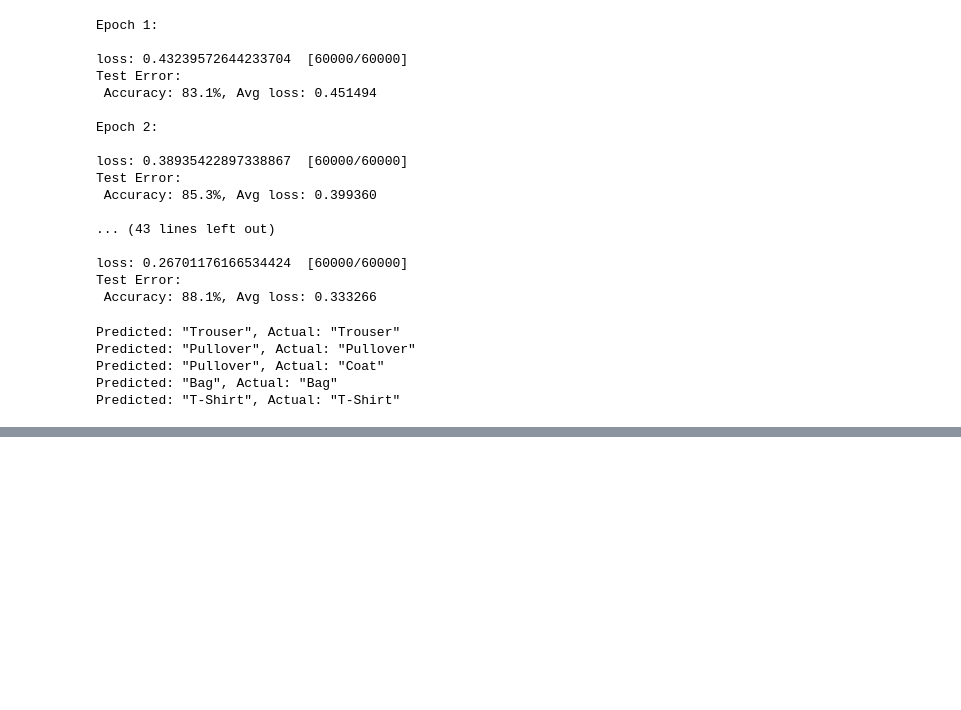
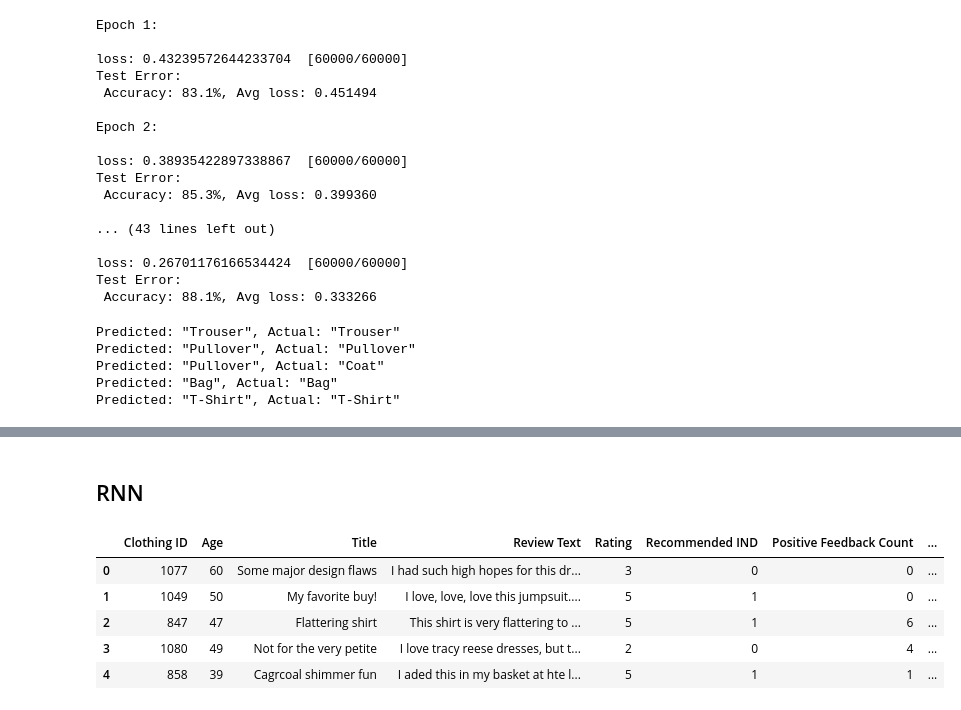
Before and after one commit to swayam279/AppStoneLab-AI-Intern, a Jupyter notebook: Pytorch/pytorch.ipynb, the cells around one changed output, grey strips where cells are left out. Drawn from its saved outputs; the diff is of its cells as text; code cells hidden in the pictures; blank space fills up the shorter version.

```diff
--- a/Pytorch/pytorch.ipynb
+++ b/Pytorch/pytorch.ipynb
@@ -597,0 +972,19 @@ RuntimeError: mat1 and mat2 shapes cannot be multiplied (60x2304 and 1024x512)
+# %% [markdown]
+## RNN
+# %%
+#RNN
+
+df = pd.read_csv(r"D:\AppStoneLab\TensorFlow\Datasets\Clothing-Review.csv")
+
+df.dropna(inplace=True)
+df.drop_duplicates(inplace=True)
+df.reset_index(drop=True, inplace=True)
+
+df.head()
+# %% [output]
+|  | Clothing ID | Age | Title | Review Text | Rating | Recommended IND | Positive Feedback Count | ... |
+| 0 | 1077 | 60 | Some major design flaws | I had such high hopes for this dr... | 3 | 0 | 0 | ... |
+| 1 | 1049 | 50 | My favorite buy! | I love, love, love this jumpsuit.... | 5 | 1 | 0 | ... |
+| 2 | 847 | 47 | Flattering shirt | This shirt is very flattering to ... | 5 | 1 | 6 | ... |
+| 3 | 1080 | 49 | Not for the very petite | I love tracy reese dresses, but t... | 2 | 0 | 4 | ... |
+| 4 | 858 | 39 | Cagrcoal shimmer fun | I aded this in my basket at hte l... | 5 | 1 | 1 | ... |
```
Also changed, not shown: parts of 34 cells of this notebook.
